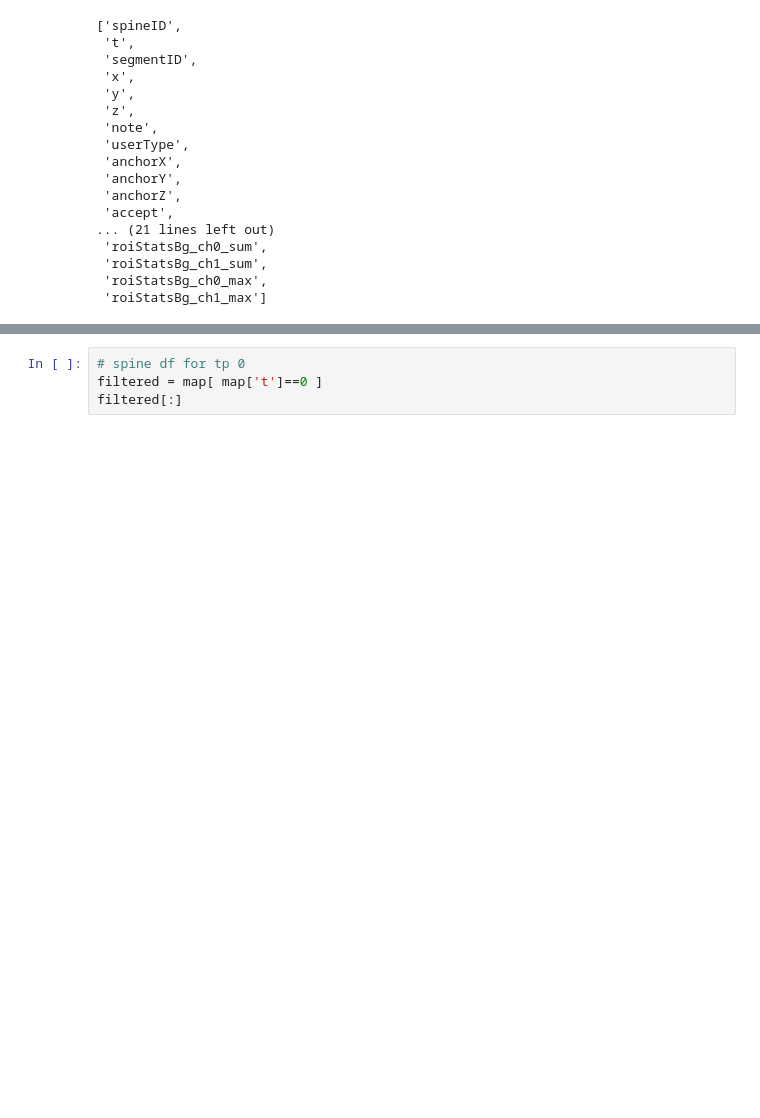
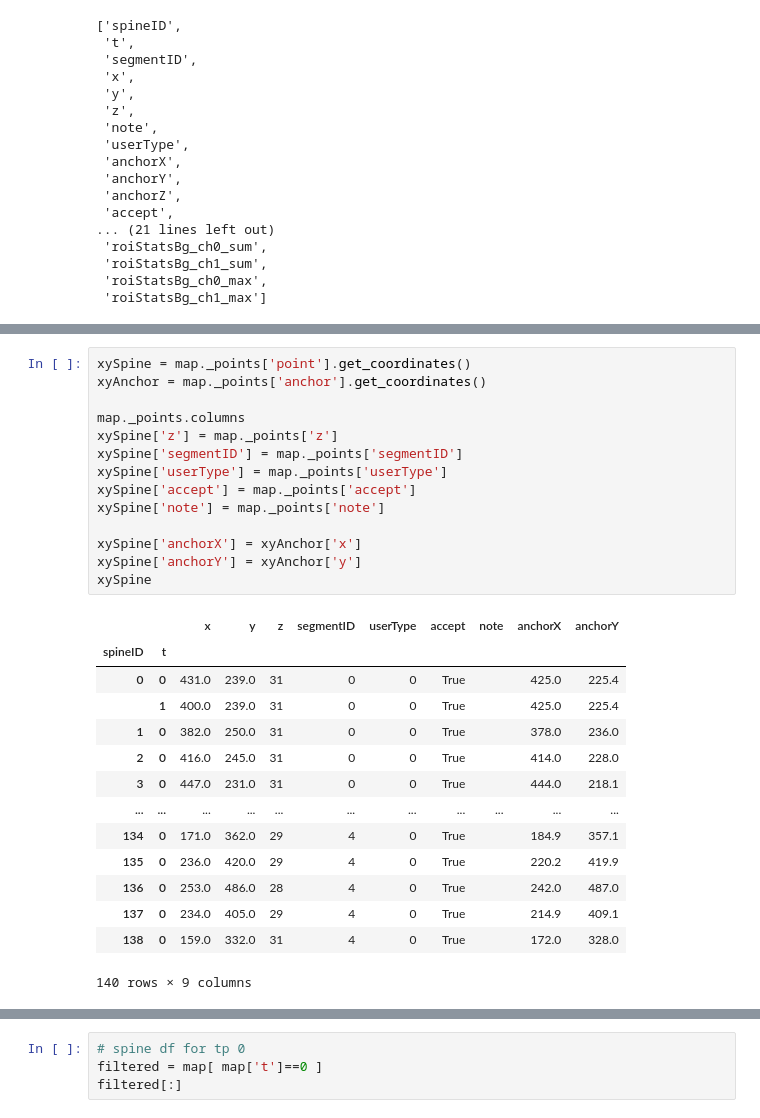
Before and after one commit to mapmanager/MapManagerCore, a Jupyter notebook: examples/example.ipynb, the cells around one changed output, grey strips where cells are left out. Saved outputs shown, nothing was run; the diff lists cells and outputs as text; blank space fills up the shorter version.

```diff
--- a/examples/example.ipynb
+++ b/examples/example.ipynb
@@ -65,3 +86,32 @@ map = MapAnnotations(MMapLoader("../data/rr30a_s0u.mmap").cached())
+# %%
+xySpine = map._points['point'].get_coordinates()
+xyAnchor = map._points['anchor'].get_coordinates()
+
+map._points.columns
+xySpine['z'] = map._points['z']
+xySpine['segmentID'] = map._points['segmentID']
+xySpine['userType'] = map._points['userType']
+xySpine['accept'] = map._points['accept']
+xySpine['note'] = map._points['note']
+
+xySpine['anchorX'] = xyAnchor['x']
+xySpine['anchorY'] = xyAnchor['y']
+xySpine
+# %% [output]
+|  |  | x | y | z | segmentID | userType | accept | note | anchorX | anchorY |
+| spineID | t |  |  |  |  |  |  |  |  |  |
+| 0 | 0 | 431.0 | 239.0 | 31 | 0 | 0 | True |  | 425.0 | 225.4 |
+|  | 1 | 400.0 | 239.0 | 31 | 0 | 0 | True |  | 425.0 | 225.4 |
+| 1 | 0 | 382.0 | 250.0 | 31 | 0 | 0 | True |  | 378.0 | 236.0 |
+| 2 | 0 | 416.0 | 245.0 | 31 | 0 | 0 | True |  | 414.0 | 228.0 |
+| 3 | 0 | 447.0 | 231.0 | 31 | 0 | 0 | True |  | 444.0 | 218.1 |
+| ... | ... | ... | ... | ... | ... | ... | ... | ... | ... | ... |
+| 134 | 0 | 171.0 | 362.0 | 29 | 4 | 0 | True |  | 184.9 | 357.1 |
+| 135 | 0 | 236.0 | 420.0 | 29 | 4 | 0 | True |  | 220.2 | 419.9 |
+| 136 | 0 | 253.0 | 486.0 | 28 | 4 | 0 | True |  | 242.0 | 487.0 |
+| 137 | 0 | 234.0 | 405.0 | 29 | 4 | 0 | True |  | 214.9 | 409.1 |
+| 138 | 0 | 159.0 | 332.0 | 31 | 4 | 0 | True |  | 172.0 | 328.0 |
+140 rows × 9 columns
 # %%
 map[:].columns
 # %% [output]
```
Also changed, not shown: parts of 7 cells of this notebook, 8 other files.
